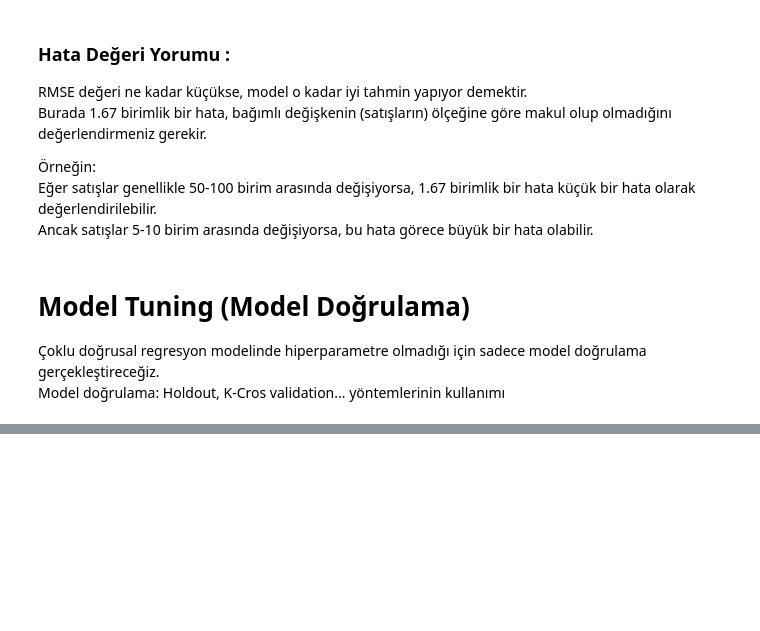
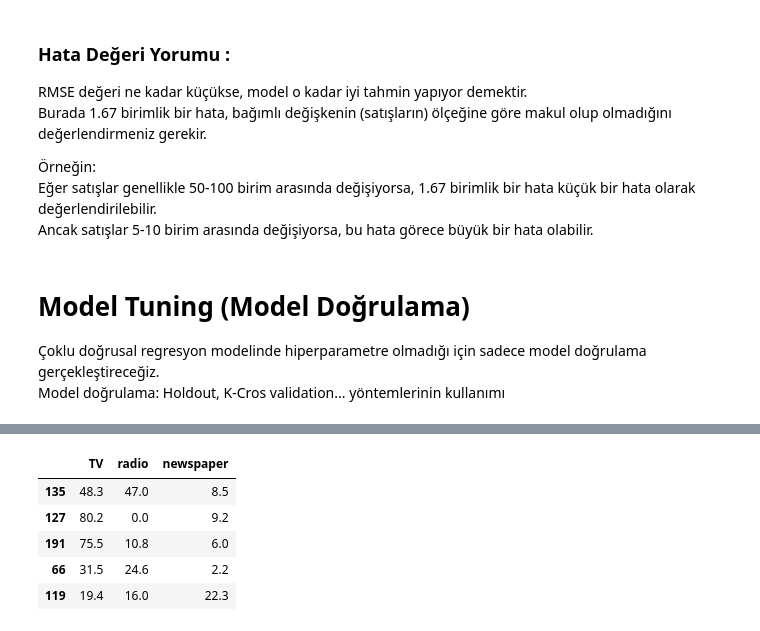
Before and after one commit to onurcakili/dataScienceRepository, a Jupyter notebook: 02_Python_Repository/07_Machine_Learning/07_2_machineLearning201/02_Coklu_dogRegModel.ipynb, the cells around one changed output, grey strips where cells are left out. Cells and saved outputs as stored; diff of their text form; code cells hidden in the pictures; blank space fills up the shorter version.

```diff
--- a/02_Python_Repository/07_Machine_Learning/07_2_machineLearning201/02_Coklu_dogRegModel.ipynb
+++ b/02_Python_Repository/07_Machine_Learning/07_2_machineLearning201/02_Coklu_dogRegModel.ipynb
@@ -257,0 +306,9 @@ Model doğrulama: Holdout, K-Cros validation... yöntemlerinin kullanımı
+# %%
+x_test.head()
+# %% [output]
+|  | TV | radio | newspaper |
+| 135 | 48.3 | 47.0 | 8.5 |
+| 127 | 80.2 | 0.0 | 9.2 |
+| 191 | 75.5 | 10.8 | 6.0 |
+| 66 | 31.5 | 24.6 | 2.2 |
+| 119 | 19.4 | 16.0 | 22.3 |
```
Also changed, not shown: parts of 17 cells of this notebook.
